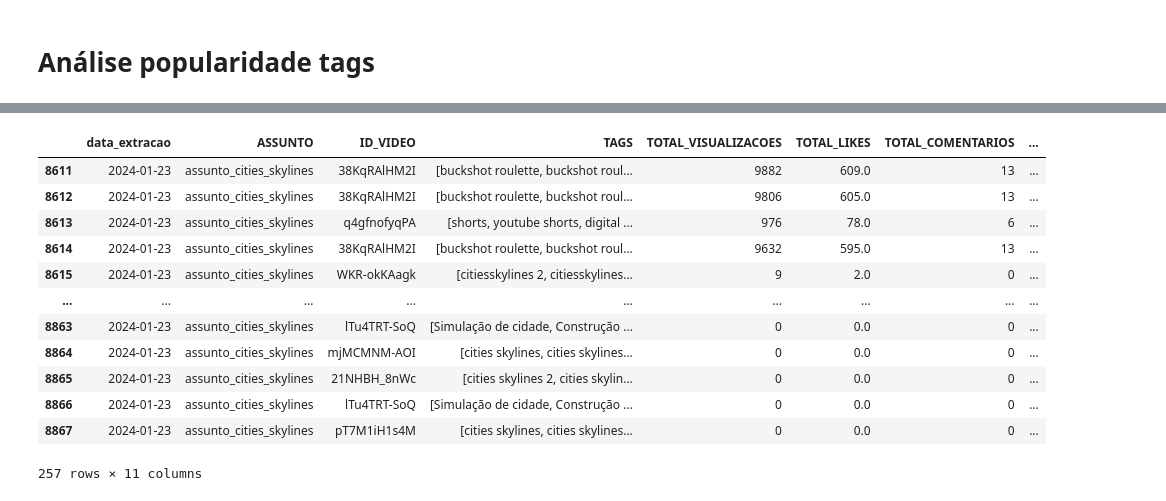
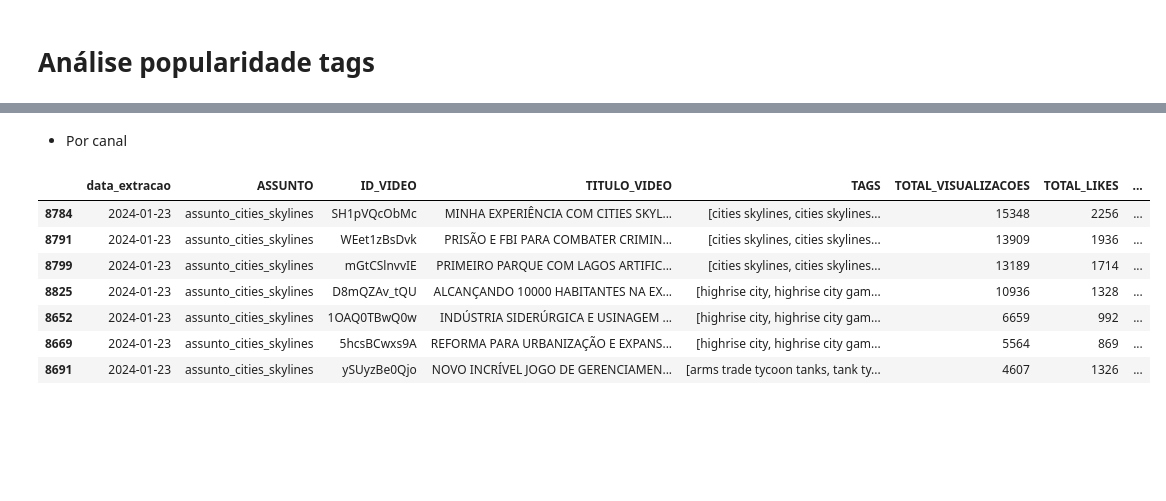
Before and after one commit to rodrigorocha1/analise_dados_youtube, a Jupyter notebook: notebooks_v2/visualizacoes.ipynb, the cells around one changed output, grey strips where cells are left out. Cells and saved outputs as stored; diff of their text form; code cells hidden in the pictures; blank space fills up the shorter version.

```diff
--- a/notebooks_v2/visualizacoes.ipynb
+++ b/notebooks_v2/visualizacoes.ipynb
@@ -1021,19 +1217,17 @@ if __name__ == '__main__':
+# %% [markdown]
+- Por canal
 # %%
-colunas = ['data_extracao', 'ASSUNTO', 'ID_VIDEO', 'TAGS', 'TOTAL_VISUALIZACOES', 'TOTAL_LIKES', 'TOTAL_COMENTARIOS' , 'ID_CANAL', 'NM_CANAL', 'TURNO_EXTRACAO', 'INDICE_TURNO_EXTRACAO']
-base_video = pd.read_parquet('../dados/ouro/dados_tratado_estatisticas_gerais.parquet', columns=colunas)
-base_video = base_video.query('ASSUNTO == "assunto_cities_skylines" and data_extracao == "2024-01-23"')
-base_video
+colunas = ['data_extracao', 'ASSUNTO', 'ID_VIDEO', 'TITULO_VIDEO', 'TAGS', 'TOTAL_VISUALIZACOES', 'TOTAL_LIKES', 'TOTAL_COMENTARIOS' , 'ID_CANAL', 'NM_CANAL', 'TURNO_EXTRACAO', 'INDICE_TURNO_EXTRACAO']
+base_video_canal = pd.read_parquet('../dados/ouro/dados_tratado_estatisticas_gerais.parquet', columns=colunas)
+base_video_canal = base_video_canal.query('ASSUNTO == "assunto_cities_skylines" and data_extracao == "2024-01-23" and ID_CANAL=="UCrOH1V-FyMunBIMrKL0y0xQ" and INDICE_TURNO_EXTRACAO == 3' ).sort_values(by=['TOTAL_VISUALIZACOES'], ascending=False)
+base_video_canal.fillna('[]', inplace=True)
+base_video_canal
 # %% [output]
-|  | data_extracao | ASSUNTO | ID_VIDEO | TAGS | TOTAL_VISUALIZACOES | TOTAL_LIKES | TOTAL_COMENTARIOS | ... |
-| 8611 | 2024-01-23 | assunto_cities_skylines | 38KqRAlHM2I | [buckshot roulette, buckshot roul... | 9882 | 609.0 | 13 | ... |
-| 8612 | 2024-01-23 | assunto_cities_skylines | 38KqRAlHM2I | [buckshot roulette, buckshot roul... | 9806 | 605.0 | 13 | ... |
-| 8613 | 2024-01-23 | assunto_cities_skylines | q4gfnofyqPA | [shorts, youtube shorts, digital ... | 976 | 78.0 | 6 | ... |
-| 8614 | 2024-01-23 | assunto_cities_skylines | 38KqRAlHM2I | [buckshot roulette, buckshot roul... | 9632 | 595.0 | 13 | ... |
-| 8615 | 2024-01-23 | assunto_cities_skylines | WKR-okKAagk | [citiesskylines 2, citiesskylines... | 9 | 2.0 | 0 | ... |
-| ... | ... | ... | ... | ... | ... | ... | ... | ... |
-| 8863 | 2024-01-23 | assunto_cities_skylines | lTu4TRT-SoQ | [Simulação de cidade, Construção ... | 0 | 0.0 | 0 | ... |
-| 8864 | 2024-01-23 | assunto_cities_skylines | mjMCMNM-AOI | [cities skylines, cities skylines... | 0 | 0.0 | 0 | ... |
-| 8865 | 2024-01-23 | assunto_cities_skylines | 21NHBH_8nWc | [cities skylines 2, cities skylin... | 0 | 0.0 | 0 | ... |
-| 8866 | 2024-01-23 | assunto_cities_skylines | lTu4TRT-SoQ | [Simulação de cidade, Construção ... | 0 | 0.0 | 0 | ... |
-| 8867 | 2024-01-23 | assunto_cities_skylines | pT7M1iH1s4M | [cities skylines, cities skylines... | 0 | 0.0 | 0 | ... |
+|  | data_extracao | ASSUNTO | ID_VIDEO | TITULO_VIDEO | TAGS | TOTAL_VISUALIZACOES | TOTAL_LIKES | ... |
+| 8784 | 2024-01-23 | assunto_cities_skylines | SH1pVQcObMc | MINHA EXPERIÊNCIA COM CITIES SKYL... | [cities skylines, cities skylines... | 15348 | 2256 | ... |
+| 8791 | 2024-01-23 | assunto_cities_skylines | WEet1zBsDvk | PRISÃO E FBI PARA COMBATER CRIMIN... | [cities skylines, cities skylines... | 13909 | 1936 | ... |
+| 8799 | 2024-01-23 | assunto_cities_skylines | mGtCSlnvvIE | PRIMEIRO PARQUE COM LAGOS ARTIFIC... | [cities skylines, cities skylines... | 13189 | 1714 | ... |
+| 8825 | 2024-01-23 | assunto_cities_skylines | D8mQZAv_tQU | ALCANÇANDO 10000 HABITANTES NA EX... | [highrise city, highrise city gam... | 10936 | 1328 | ... |
+| 8652 | 2024-01-23 | assunto_cities_skylines | 1OAQ0TBwQ0w | INDÚSTRIA SIDERÚRGICA E USINAGEM ... | [highrise city, highrise city gam... | 6659 | 992 | ... |
+| 8669 | 2024-01-23 | assunto_cities_skylines | 5hcsBCwxs9A | REFORMA PARA URBANIZAÇÃO E EXPANS... | [highrise city, highrise city gam... | 5564 | 869 | ... |
+| 8691 | 2024-01-23 | assunto_cities_skylines | ySUyzBe0Qjo | NOVO INCRÍVEL JOGO DE GERENCIAMEN... | [arms trade tycoon tanks, tank ty... | 4607 | 1326 | ... |
-257 rows × 11 columns
```
Also changed, not shown: parts of 22 cells of this notebook, 1 other file.
